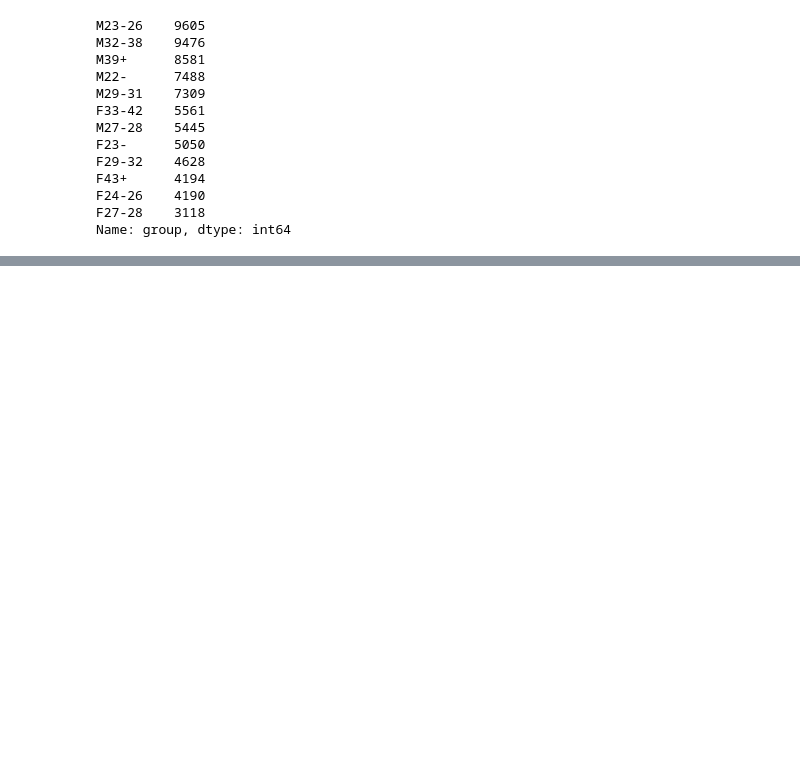
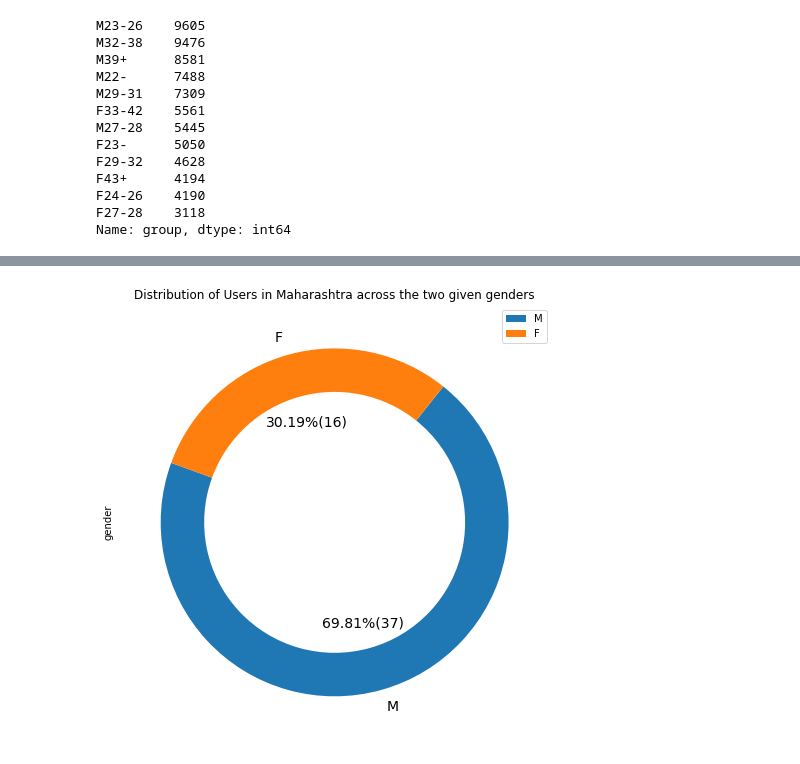
Before and after one commit to Drakus98/Capstone_1, a Jupyter notebook: Capstone_Project.ipynb, the cells around one changed output, grey strips where cells are left out. Cells and saved outputs as stored; diff of their text form; code cells hidden in the pictures; blank space fills up the shorter version.

```diff
--- a/Capstone_Project.ipynb
+++ b/Capstone_Project.ipynb
@@ -434,0 +404,12 @@ dfm[0:15]
+# %%
+# Assessing Q3 from Week 3
+dfq3 = dfm.drop_duplicates(subset = 'device_id', keep = 'first')[['gender']]
+
+groups = dfq3.groupby('gender').size()
+plt.figure(figsize=(10,10))
+q3_fig1 = dfq3['gender'].value_counts().plot(kind='pie',fontsize=14,autopct=lambda p: '{:.2f}%({:.0f})'.format(p,(p/100)*groups.sum()), figsize=[8,8],
+                                       startangle = 160,wedgeprops=dict(width=0.25),legend = True)
+plt.title('Distribution of Users in Maharashtra across the two given genders')
+plt.show()
+# %% [output]
+[figure, added]
```
Also changed, not shown: parts of 12 cells of this notebook, 1 other file.
